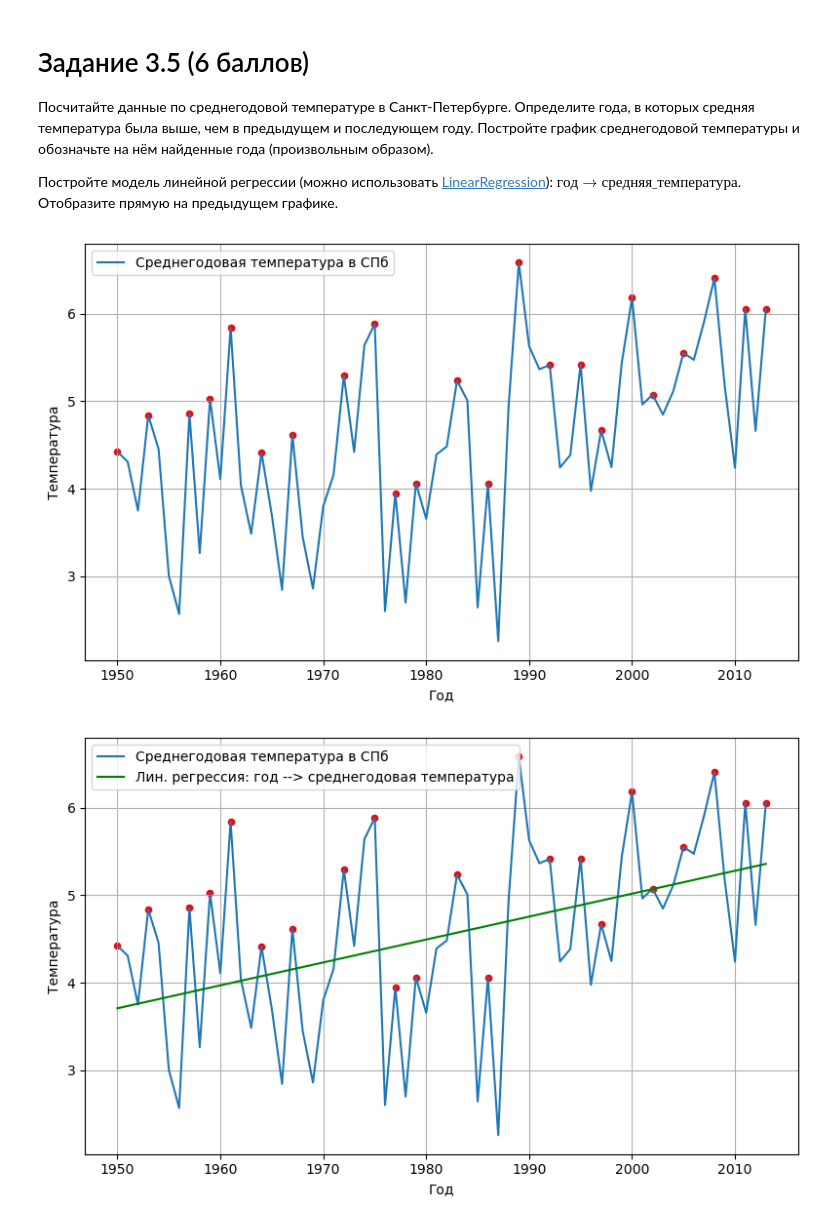
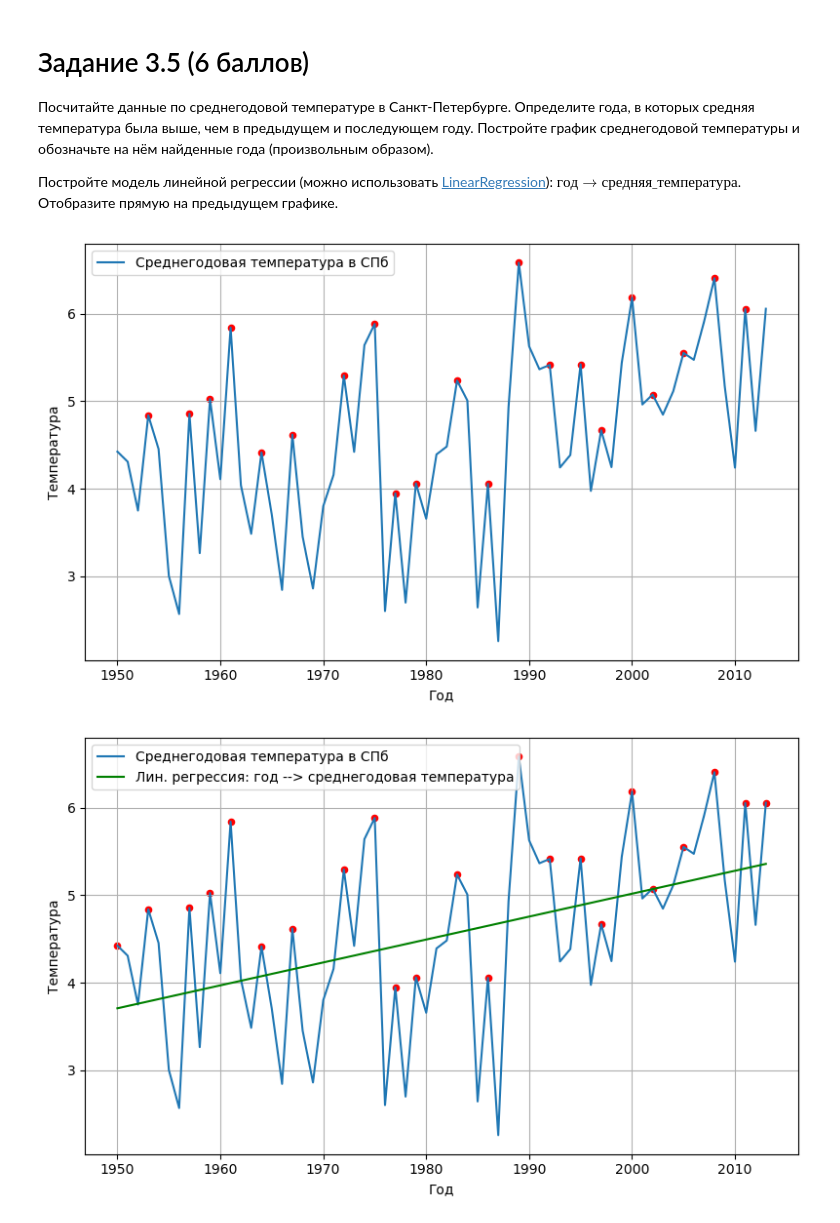
Before and after one commit to dmsy4/python-da-2022, a Jupyter notebook: Task_3.ipynb, the cells around one changed output. Cells and saved outputs as stored; diff of their text form; code cells hidden in the pictures.

Commit message:
Fix 3.5 local maximums

```diff
--- a/Task_3.ipynb
+++ b/Task_3.ipynb
@@ -96,25 +96,25 @@ plt.show()
 # %%
 from scipy.signal import argrelextrema
 from numpy import greater_equal
 
 fig, ax = plt.subplots(figsize=(8, 5))
 
 annualy_spb = df[df['City'] == 'Saint Petersburg'].groupby(df.dt.dt.year).mean()
 annualy_spb.plot(y='AverageTemperature', ax=ax, label="Среднегодовая температура в СПб")
 local_max = annualy_spb.iloc[argrelextrema(annualy_spb['AverageTemperature'].values,
                                            greater_equal,
                                            order=1)[0]]
-# index to column for scatter plot
-local_max = local_max.reset_index(level=0)
+
+local_max = local_max.reset_index(level=0).iloc[1:-1, :]  # обрежем крайние года, у которых нет 1-го "соседа"
 local_max.plot(x='dt', y='AverageTemperature', kind='scatter', ax=ax, color='r')
 
 plt.xlabel('Год')
 plt.ylabel('Температура')
 plt.grid()
 plt.tight_layout()
 plt.show()
 # %% [output]
-[figure, old version]
+[figure, new version]
 # %%
 from sklearn.linear_model import LinearRegression
 
```
